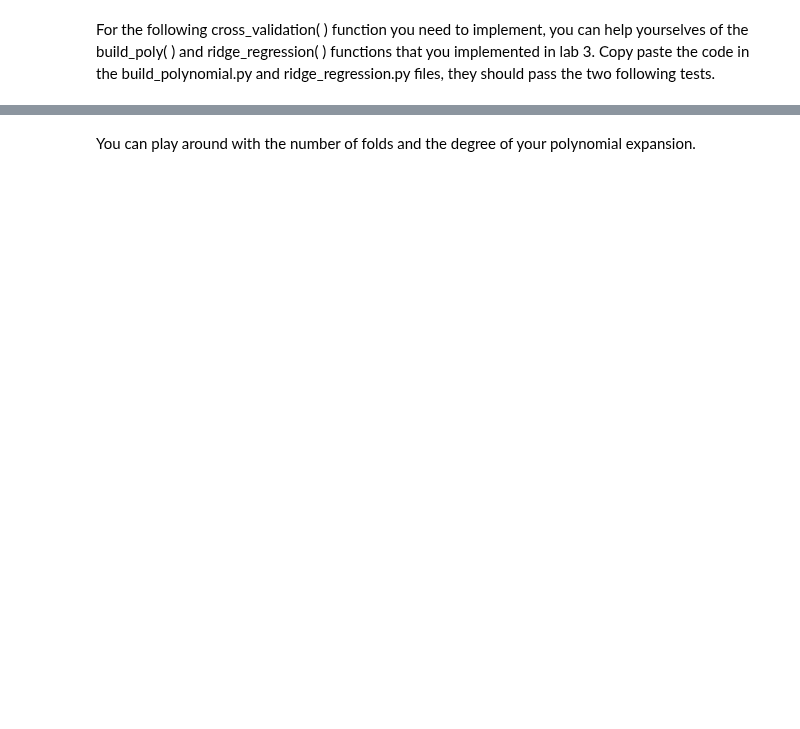
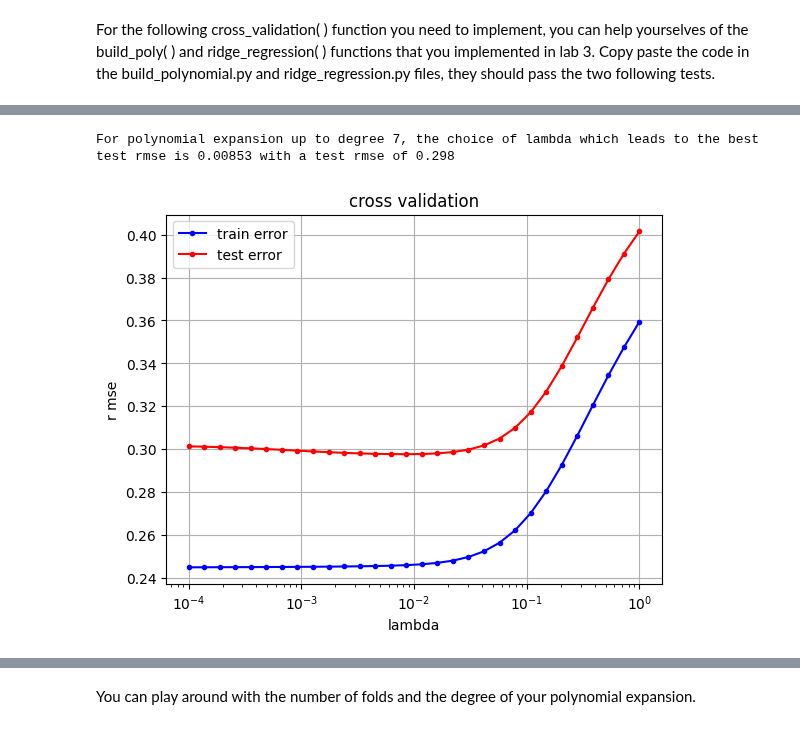
Before and after one commit to haaissa/ML_course, a Jupyter notebook: labs/ex04/template/ex04.ipynb, the cells around one changed output, grey strips where cells are left out. Cells and saved outputs as stored; diff of their text form; code cells hidden in the pictures; blank space fills up the shorter version.

```diff
--- a/labs/ex04/template/ex04.ipynb
+++ b/labs/ex04/template/ex04.ipynb
@@ -92,3 +57,32 @@ def cross_validation(y, x, k_indices, k, lambda_, degree):
+# %%
+from least_squares import compute_loss
+import numpy as np
+
+def cross_validation(y, x, k_indices, k, lambda_, degree):
+    # 1. Get correct 1D array of indices
+    test_idx = k_indices[k]
+    # np.concatenate joins the remaining folds, .flatten() ensures it is a 1D array
+    train_idx = np.concatenate([k_indices[:k], k_indices[k + 1:]]).flatten()
+
+    # 2. Extract data and form polynomial features using distinct variable names
+    x_tr_poly = build_poly(x[train_idx], degree)
+    x_te_poly = build_poly(x[test_idx], degree)
+
+    y_tr = y[train_idx]
+    y_te = y[test_idx]
+
+    # 3. Ridge regression (using the newly built polynomial features)
+    weights = ridge_regression(y_tr, x_tr_poly, lambda_)
+
+    # 4. Calculate the raw loss for train and test data
+    loss_tr = compute_loss(y_tr, x_tr_poly, weights)
+    loss_te = compute_loss(y_te, x_te_poly, weights)
+
+    # 5. Convert to RMSE as requested by the function's docstring
+    rmse_tr = np.sqrt(2 * loss_tr)
+    rmse_te = np.sqrt(2 * loss_te)
+
+    return rmse_tr, rmse_te
 # %%
 # can lead to a numerical error if you use an older version than Python 3.9
 test(cross_validation)
@@ -104,34 +98,48 @@ def cross_validation_demo(degree, k_fold, lambdas):
         k_fold: integer, the number of folds
         lambdas: shape = (p, ) where p is the number of values of lambda to test
     Returns:
         best_lambda : scalar, value of the best lambda
         best_rmse : scalar, the associated root mean squared error for the best lambda
     """
 
     seed = 12
     degree = degree
     k_fold = k_fold
     lambdas = lambdas
     # split data in k fold
     k_indices = build_k_indices(y, k_fold, seed)
     # define lists to store the loss of training data and test data
     rmse_tr = []
     rmse_te = []
     # ***************************************************
     # INSERT YOUR CODE HERE
     # cross validation over lambdas: TODO
+    for lambda_ in lambdas:
+        rmse_tr_k = []
+        rmse_te_k = []
+        for k in range(k_fold):
+            rmse_tr_k_fold, rmse_te_k_fold = cross_validation(y, x, k_indices, k, lambda_, degree)
+            rmse_tr_k.append(rmse_tr_k_fold)
+            rmse_te_k.append(rmse_te_k_fold)
+        rmse_tr.append(np.mean(rmse_tr_k))
+        rmse_te.append(np.mean(rmse_te_k))
     # ***************************************************
-    raise NotImplementedError
+
+    best_lambda = lambdas[np.argmin(rmse_te)]
+    best_rmse = np.min(rmse_te)
 
     cross_validation_visualization(lambdas, rmse_tr, rmse_te)
     print(
         "For polynomial expansion up to degree %.f, the choice of lambda which leads to the best test rmse is %.5f with a test rmse of %.3f"
         % (degree, best_lambda, best_rmse)
     )
     return best_lambda, best_rmse
 
 
 best_lambda, best_rmse = cross_validation_demo(7, 4, np.logspace(-4, 0, 30))
+# %% [output]
+For polynomial expansion up to degree 7, the choice of lambda which leads to the best test rmse is 0.00853 with a test rmse of 0.298
+[figure, added]
 # %% [markdown]
 Your output should look like this for seed = 12, degree = 7 and k_fold = 4:
 
```
Also changed, not shown: parts of 8 cells of this notebook, 8 other files.
